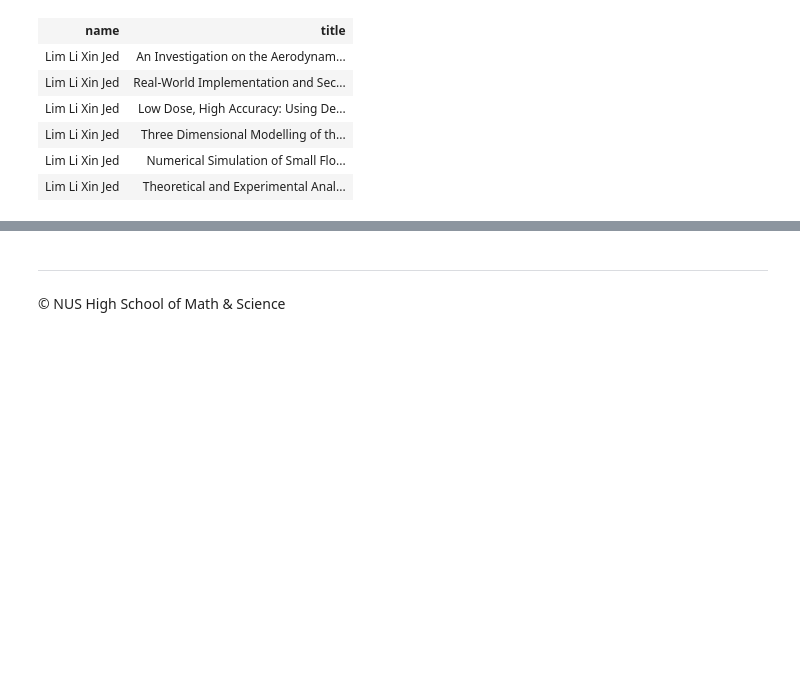
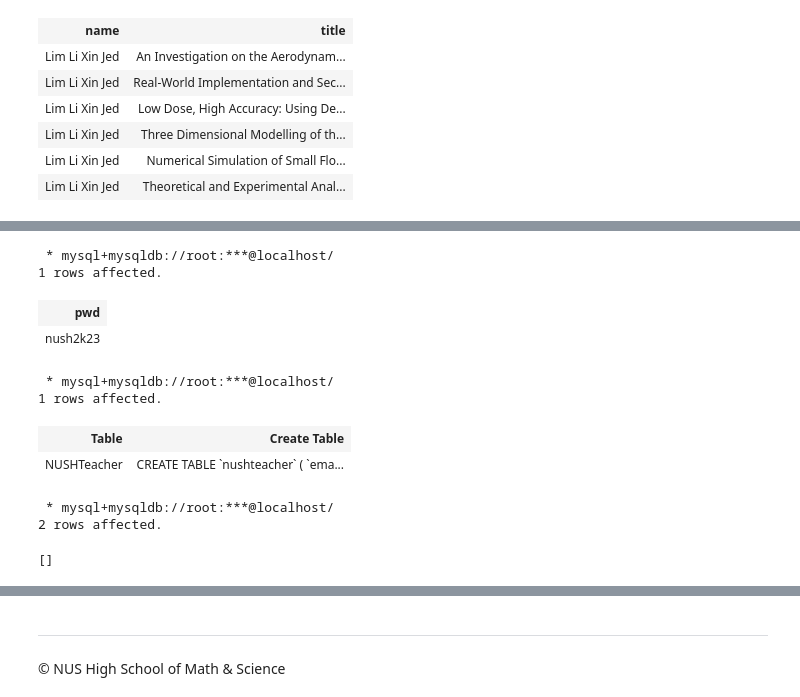
Before and after one commit to appventure-nush/arxiv.nush, a Jupyter notebook: docs/scripting/ProjectScriptingPhasePrannayaGupta.ipynb, the cells around one changed output, grey strips where cells are left out. Cells and saved outputs as stored; diff of their text form; code cells hidden in the pictures; blank space fills up the shorter version.

```diff
--- a/docs/scripting/ProjectScriptingPhasePrannayaGupta.ipynb
+++ b/docs/scripting/ProjectScriptingPhasePrannayaGupta.ipynb
@@ -1433,0 +1549,23 @@ SELECT name, title FROM Student, Works_On, Project WHERE name = "Lim Li Xin Jed"
+# %%
+%%sql
+SELECT pwd FROM NUSHStudent WHERE nush_sid = "h1810124"
+# %% [output]
+ * mysql+mysqldb://root:***@localhost/
+1 rows affected.
+| pwd |
+| nush2k23 |
+# %%
+%%sql
+SHOW CREATE TABLE NUSHTeacher
+# %% [output]
+ * mysql+mysqldb://root:***@localhost/
+1 rows affected.
+| Table | Create Table |
+| NUSHTeacher | CREATE TABLE `nushteacher` ( `ema... |
+# %%
+%%sql
+DELETE FROM Submission WHERE code = 'BE023' AND eventId in ("NSTS", "IRC-SET")
+# %% [output]
+ * mysql+mysqldb://root:***@localhost/
+2 rows affected.
+[]
```
Also changed, not shown: parts of 39 cells of this notebook, 2 other files.
